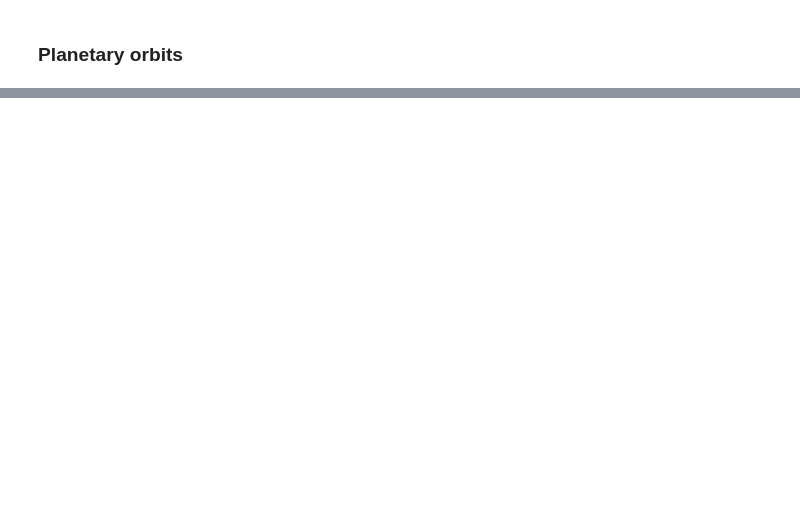
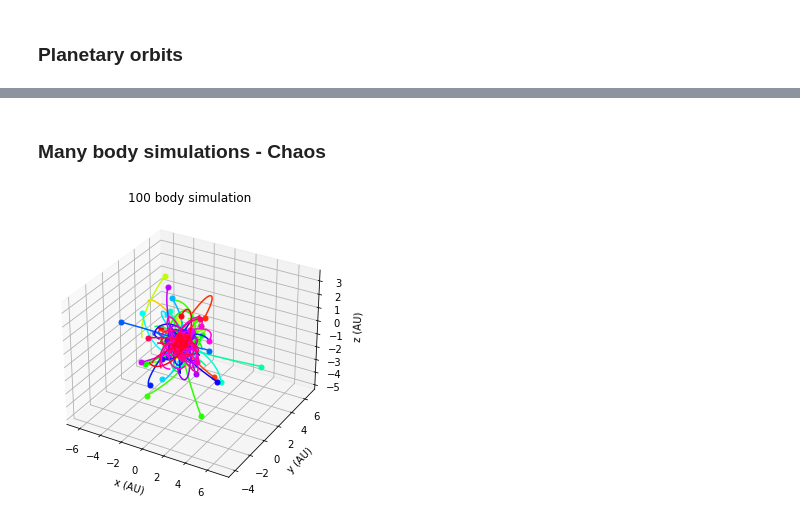
Before and after one commit to j-moncr/N-body-simulation, a Jupyter notebook: Nbody-simulator.ipynb, the cells around one changed output, grey strips where cells are left out. Saved outputs shown, nothing was run; the diff lists cells and outputs as text; code cells hidden in the pictures; blank space fills up the shorter version.

```diff
--- a/Nbody-simulator.ipynb
+++ b/Nbody-simulator.ipynb
@@ -233,0 +346,24 @@ animate(positions, title="Figure 8 orbits")
+# %% [markdown]
+### Many body simulations -  Chaos
+# %%
+# Simulation parameters
+N         = 100    # Number of particles
+t         = 0      # current time of the simulation
+tEnd      = 3.0   # time at which simulation ends
+dt        = 0.01   # timestep
+softening = 0.1    # softening length
+G         = 1.0    # Newton's Gravitational Constant
+plotRealTime = False # switch on for plotting as the simulation goes along
+
+# Generate Initial Conditions
+np.random.seed(17)            # set the random number generator seed
+
+mass = 20.0*np.ones(N)/N  # total mass of particles is 20
+pos  = np.random.randn(N,3)   # randomly selected positions and velocities
+vel  = np.random.randn(N,3)
+
+positions, velocities = integrator(pos, vel, mass, tEnd, VELOCITY=True, softening=0, dt=0.0001)
+
+animate(positions)
+# %% [output]
+[figure, added]
```
Also changed, not shown: parts of 37 cells of this notebook.
